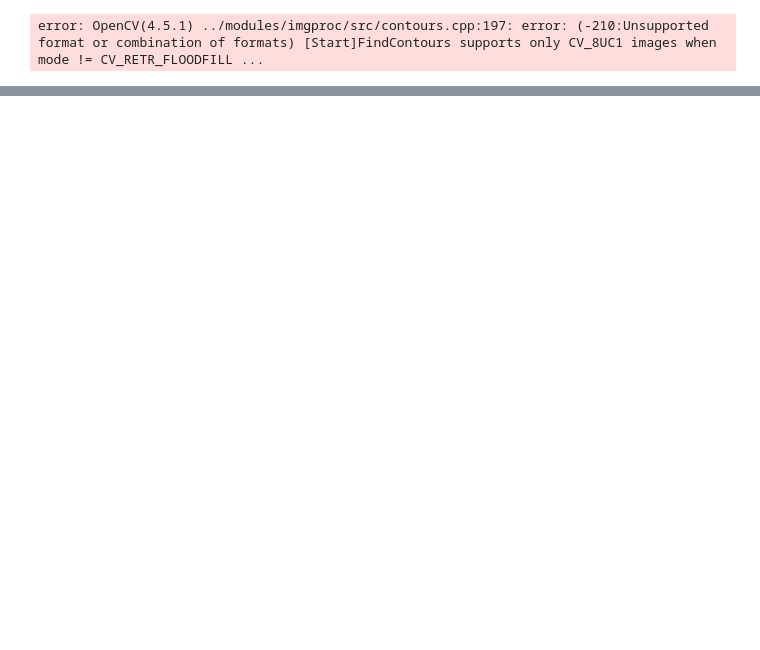
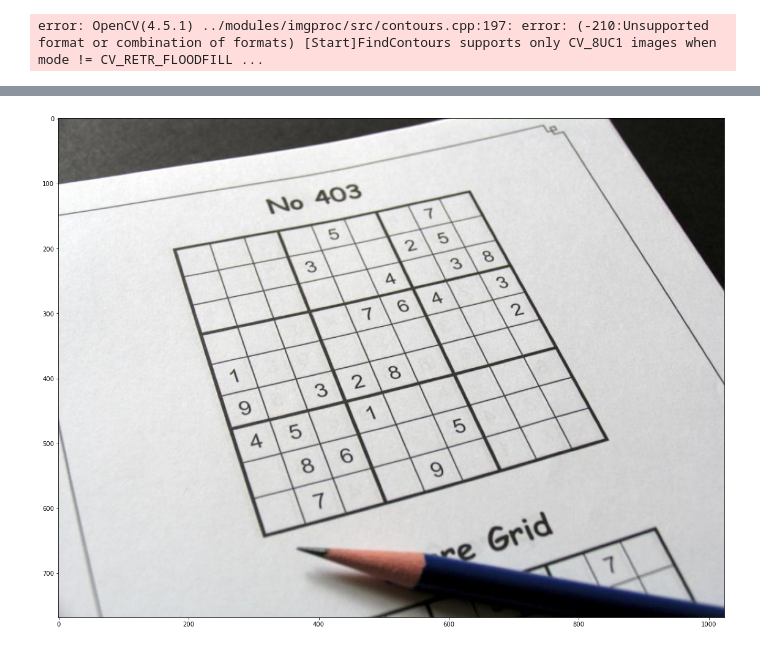
Before and after one commit to fistadev/AISpring21, a Jupyter notebook: M6 - Computer Vision/CV7 - Template matching, corners and Haar cascades/live_coding_cv7.ipynb, the cells around one changed output, grey strips where cells are left out. Cells and saved outputs as stored; diff of their text form; code cells hidden in the pictures; blank space fills up the shorter version.

```diff
--- a/M6 - Computer Vision/CV7 - Template matching, corners and Haar cascades/live_coding_cv7.ipynb
+++ b/M6 - Computer Vision/CV7 - Template matching, corners and Haar cascades/live_coding_cv7.ipynb
@@ -58,0 +65,4 @@ imshow(waldo_copy)
+# %%
+imshow(sudoku_ph)
+# %% [output]
+[figure, added]
```
Also changed, not shown: parts of 9 cells of this notebook.
